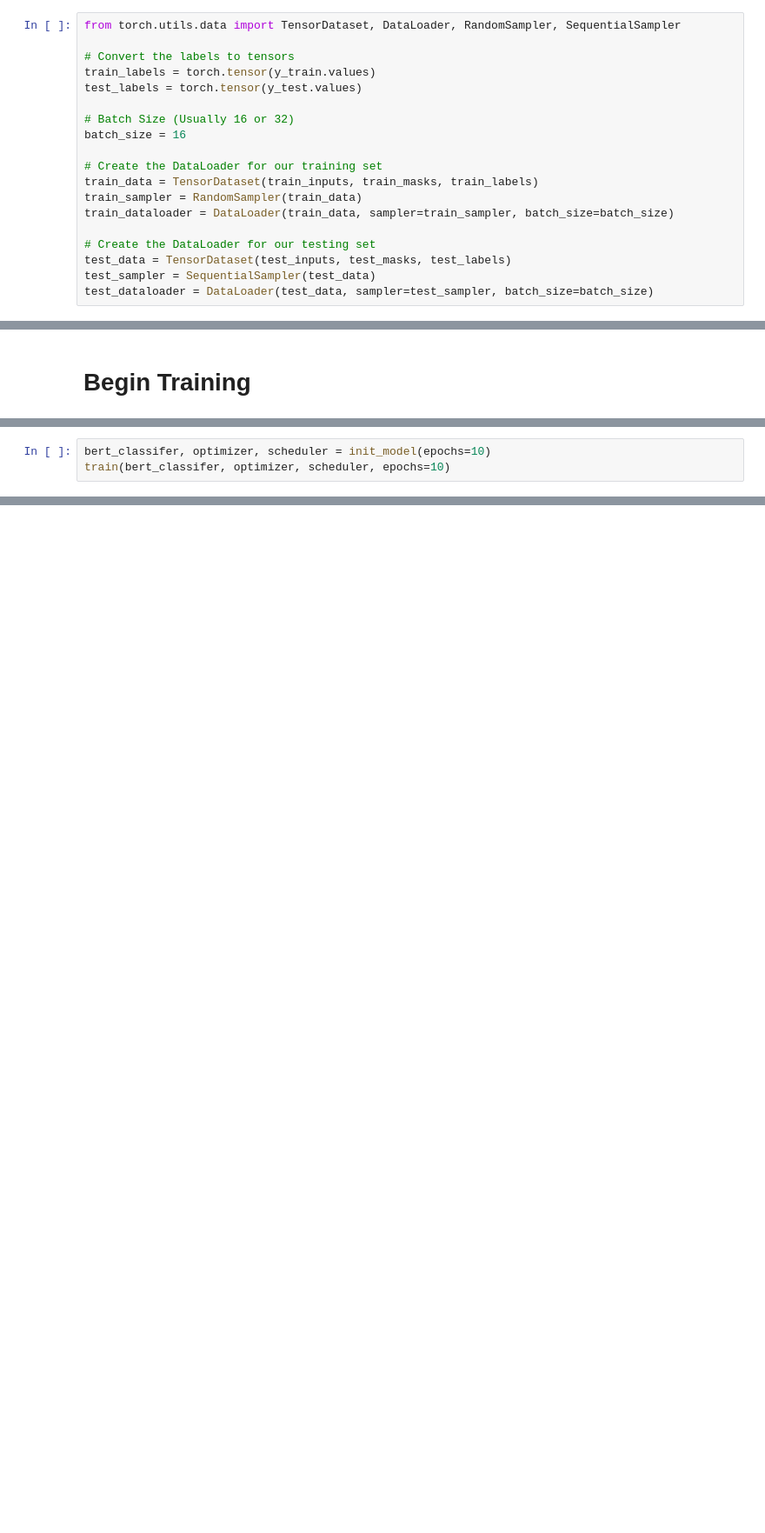
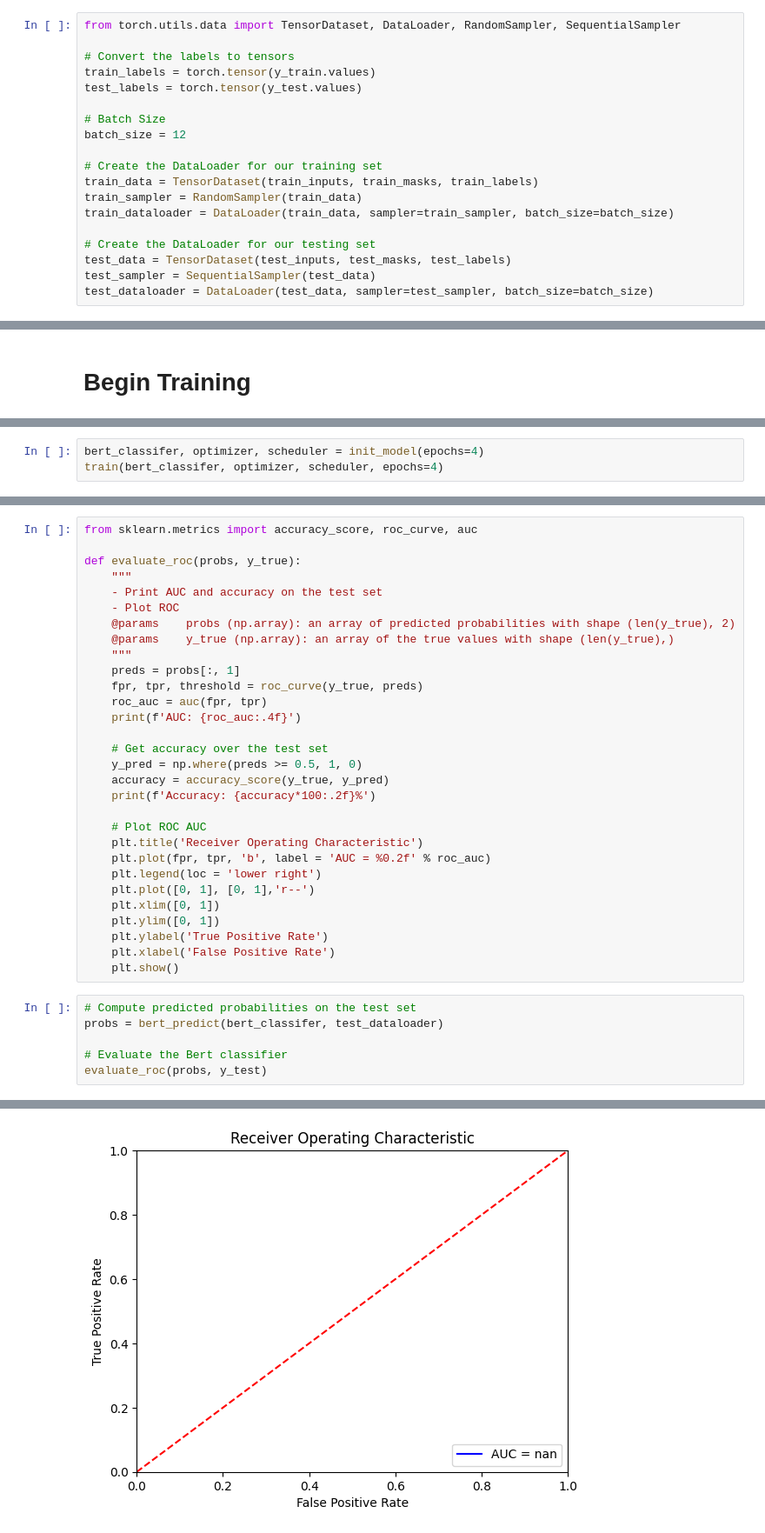
Before and after one commit to Sam-Malta/Gun-Control-Sentiment-Analysis, a Jupyter notebook: tune_bert.ipynb, the cells around one changed output, grey strips where cells are left out. Shown at 87% size. Drawn from its saved outputs; the diff is of its cells as text; blank space fills up the shorter version.

Commit message:
Feat: Added training, eval
Minor fixes

```diff
--- a/tune_bert.ipynb
+++ b/tune_bert.ipynb
@@ -176,8 +244,8 @@ from torch.utils.data import TensorDataset, DataLoader, RandomSampler, Sequentia
 train_labels = torch.tensor(y_train.values)
 test_labels = torch.tensor(y_test.values)
 
-# Batch Size (Usually 16 or 32)
-batch_size = 16
+# Batch Size
+batch_size = 12
 
 # Create the DataLoader for our training set
 train_data = TensorDataset(train_inputs, train_masks, train_labels)
@@ -353,3 +431,3 @@ def eval_model(bert_classifier, dataloader):
 # %%
-bert_classifer, optimizer, scheduler = init_model(epochs=10)
-train(bert_classifer, optimizer, scheduler, epochs=10)
+bert_classifer, optimizer, scheduler = init_model(epochs=4)
+train(bert_classifer, optimizer, scheduler, epochs=4)
@@ -355,0 +475,37 @@ train(bert_classifer, optimizer, scheduler, epochs=10)
+# %%
+from sklearn.metrics import accuracy_score, roc_curve, auc
+
+def evaluate_roc(probs, y_true):
+    """
+    - Print AUC and accuracy on the test set
+    - Plot ROC
+    @params    probs (np.array): an array of predicted probabilities with shape (len(y_true), 2)
+    @params    y_true (np.array): an array of the true values with shape (len(y_true),)
+    """
+    preds = probs[:, 1]
+    fpr, tpr, threshold = roc_curve(y_true, preds)
+    roc_auc = auc(fpr, tpr)
+    print(f'AUC: {roc_auc:.4f}')
+
+    # Get accuracy over the test set
+    y_pred = np.where(preds >= 0.5, 1, 0)
+    accuracy = accuracy_score(y_true, y_pred)
+    print(f'Accuracy: {accuracy*100:.2f}%')
+
+    # Plot ROC AUC
+    plt.title('Receiver Operating Characteristic')
+    plt.plot(fpr, tpr, 'b', label = 'AUC = %0.2f' % roc_auc)
+    plt.legend(loc = 'lower right')
+    plt.plot([0, 1], [0, 1],'r--')
+    plt.xlim([0, 1])
+    plt.ylim([0, 1])
+    plt.ylabel('True Positive Rate')
+    plt.xlabel('False Positive Rate')
+    plt.show()
+# %%
+# Compute predicted probabilities on the test set
+probs = bert_predict(bert_classifer, test_dataloader)
+
+# Evaluate the Bert classifier
+evaluate_roc(probs, y_test)
+# %% [output]
@@ -355,0 +514 @@ train(bert_classifer, optimizer, scheduler, epochs=10)
+[figure, added]
```
Also changed, not shown: parts of 17 cells of this notebook.
